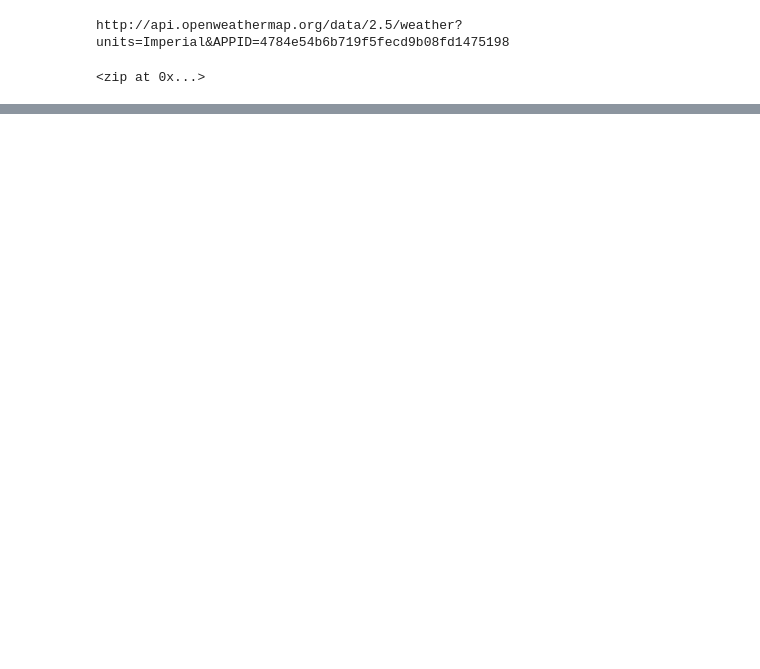
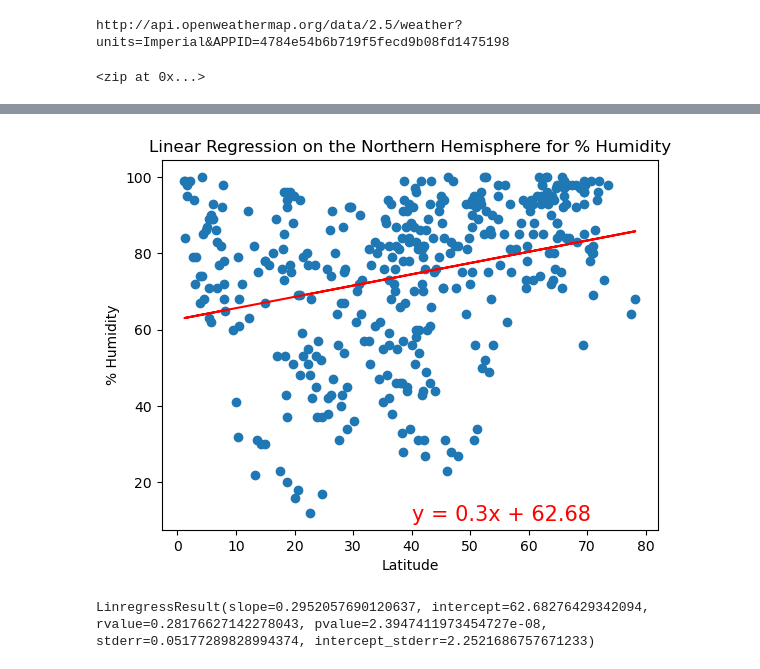
Before and after one commit to shef1109/World_Weather_Analysis, a Jupyter notebook: WeatherPy.ipynb, the cells around one changed output, grey strips where cells are left out. Saved outputs shown, nothing was run; the diff lists cells and outputs as text; code cells hidden in the pictures; blank space fills up the shorter version.

```diff
--- a/WeatherPy.ipynb
+++ b/WeatherPy.ipynb
@@ -254,0 +348,11 @@ plt.show()
+# %%
+# Linear regression on the Northern Hemisphere for % Humidity
+x_values = northern_hemi_df["Lat"]
+y_values = northern_hemi_df["Humidity"]
+# Call the function.
+plot_linear_regression(x_values, y_values,
+                       'Linear Regression on the Northern Hemisphere for % Humidity', '% Humidity',(40,10))
+print(linregress(x_values, y_values))
+# %% [output]
+[figure, added]
+LinregressResult(slope=0.2952057690120637, intercept=62.68276429342094, rvalue=0.28176627142278043, pvalue=2.3947411973454727e-08, stderr=0.05177289828994374, intercept_stderr=2.2521686757671233)
```
Also changed, not shown: parts of 22 cells of this notebook, 5 other files.
